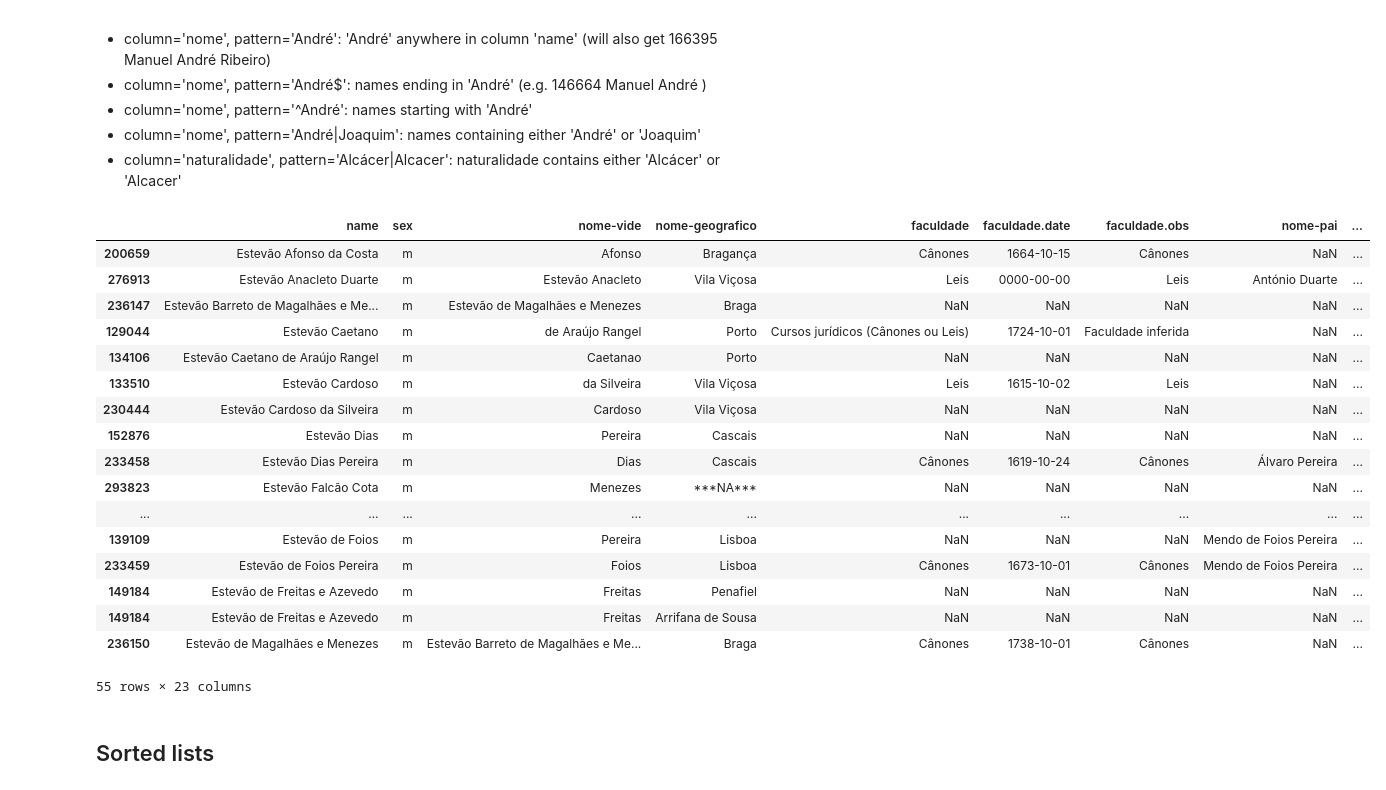
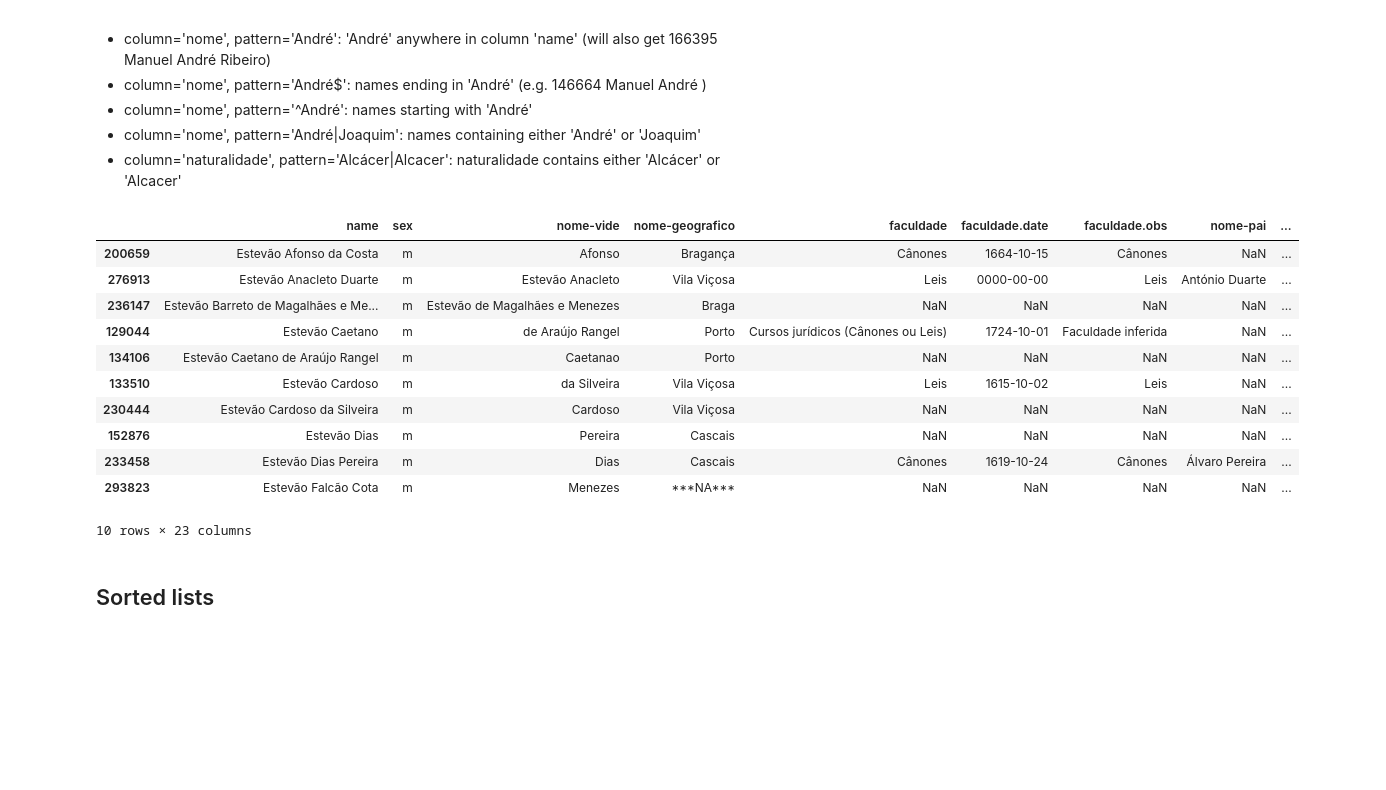
Before and after one commit to joaquimrcarvalho/fauc1537-1919, a Jupyter notebook: notebooks/015-remissivas.ipynb, the cells around one changed output. Cells and saved outputs as stored; diff of their text form; code cells hidden in the pictures; blank space fills up the shorter version.

```diff
--- a/notebooks/015-remissivas.ipynb
+++ b/notebooks/015-remissivas.ipynb
@@ -2996,30 +2996,24 @@ Examples:
 # %%
 import pandas as pd
 column = 'name'
 pattern = '^Estevão'
 pd.set_option('display.max_rows',1000)
 #                                      na=False prevents errors column is missing
 vide_selection = vide_plus[vide_plus[column].str.contains(pattern,na=False)]
-vide_selection.sort_values([column])
+vide_selection.sort_values([column]).head(10)
 # %% [output]
 |  | name | sex | nome-vide | nome-geografico | faculdade | faculdade.date | faculdade.obs | nome-pai | ... |
 | 200659 | Estevão Afonso da Costa | m | Afonso | Bragança | Cânones | 1664-10-15 | Cânones | NaN | ... |
 | 276913 | Estevão Anacleto Duarte | m | Estevão Anacleto | Vila Viçosa | Leis | 0000-00-00 | Leis | António Duarte | ... |
 | 236147 | Estevão Barreto de Magalhães e Me... | m | Estevão de Magalhães e Menezes | Braga | NaN | NaN | NaN | NaN | ... |
 | 129044 | Estevão Caetano | m | de Araújo Rangel | Porto | Cursos jurídicos (Cânones ou Leis) | 1724-10-01 | Faculdade inferida | NaN | ... |
 | 134106 | Estevão Caetano de Araújo Rangel | m | Caetanao | Porto | NaN | NaN | NaN | NaN | ... |
 | 133510 | Estevão Cardoso | m | da Silveira | Vila Viçosa | Leis | 1615-10-02 | Leis | NaN | ... |
 | 230444 | Estevão Cardoso da Silveira | m | Cardoso | Vila Viçosa | NaN | NaN | NaN | NaN | ... |
 | 152876 | Estevão Dias | m | Pereira | Cascais | NaN | NaN | NaN | NaN | ... |
 | 233458 | Estevão Dias Pereira | m | Dias | Cascais | Cânones | 1619-10-24 | Cânones | Álvaro Pereira | ... |
 | 293823 | Estevão Falcão Cota | m | Menezes | ***NA*** | NaN | NaN | NaN | NaN | ... |
-| ... | ... | ... | ... | ... | ... | ... | ... | ... | ... |
-| 139109 | Estevão de Foios | m | Pereira | Lisboa | NaN | NaN | NaN | Mendo de Foios Pereira | ... |
-| 233459 | Estevão de Foios Pereira | m | Foios | Lisboa | Cânones | 1673-10-01 | Cânones | Mendo de Foios Pereira | ... |
-| 149184 | Estevão de Freitas e Azevedo | m | Freitas | Penafiel | NaN | NaN | NaN | NaN | ... |
-| 149184 | Estevão de Freitas e Azevedo | m | Freitas | Arrifana de Sousa | NaN | NaN | NaN | NaN | ... |
-| 236150 | Estevão de Magalhães e Menezes | m | Estevão Barreto de Magalhães e Me... | Braga | Cânones | 1738-10-01 | Cânones | NaN | ... |
-55 rows × 23 columns
+10 rows × 23 columns
 # %% [markdown]
 
 ## Sorted lists
```
Also changed, not shown: parts of 7 cells of this notebook.
